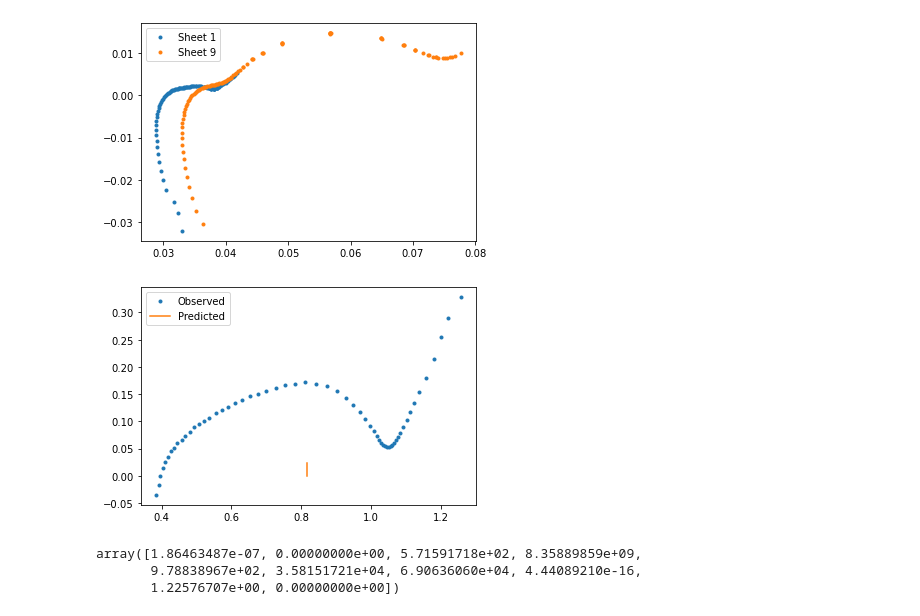
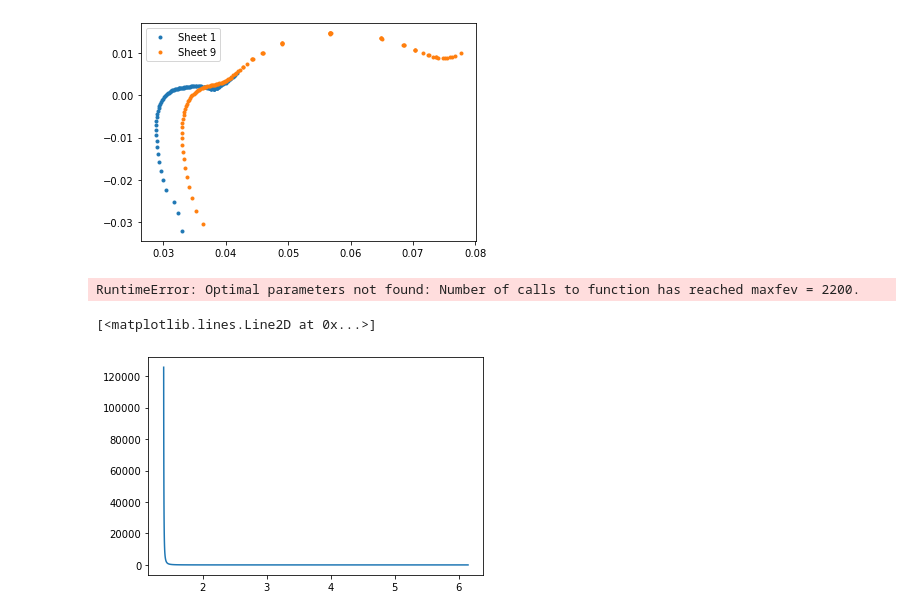
Before and after one commit to seongyoon25/ImpedanceCircuit, a Jupyter notebook: impedancecircuit/examples/examples.ipynb, the cells around one changed output. Cells and saved outputs as stored; diff of their text form; code cells hidden in the pictures.

```diff
--- a/impedancecircuit/examples/examples.ipynb
+++ b/impedancecircuit/examples/examples.ipynb
@@ -89,6 +89,8 @@ plt.show()
 ['./data/Tongji/NCM battery/CY25_0.5_1.xlsx', './data/Tongji/NCM battery/CY35_0.5_1.xlsx', './data/Tongji/NCM battery/CY45_0.5_1.xlsx']
 [figure]
 # %%
+from impedancecircuit.models.circuit import Circuit
+
 cellname = '25C01'
 datapath = '../examples/data/Cavendish/'
 filename = f'{datapath}EIS_state_V_{cellname}.txt'
@@ -96,17 +98,18 @@ filename = f'{datapath}EIS_state_V_{cellname}.txt'
 data = pd.read_csv(filename, delimiter='\t')
 data.columns = data.columns.str.strip()
 
-cycle = 1
+cycle = 261
 data_real = data[data['cycle number'] == cycle]['Re(Z)/Ohm'].values
 data_imag = data[data['cycle number'] == cycle]['-Im(Z)/Ohm'].values
 data_freq = data[data['cycle number'] == cycle]['freq/Hz'].values
 
 impedance = np.concatenate([data_real, data_imag])
 
-circuit_str = 'l-r-(r,cpe)-(r-cpe,cpe)'
+circuit_str = 'l-r-(r,cpe)-(r-cpe)-cpe'
 
 custom_initial_guess = np.zeros(10)
-custom_initial_guess[1] = np.log(np.exp(min(data_real)) - 1)
+custom_initial_guess[1] = np.log(min(data_real))
+custom_initial_guess[0] = np.log(abs(data_imag[np.argmin(data_real)])/(2*np.pi*data_freq[np.argmin(data_real)]))
 circuit = Circuit(circuit_str, custom_initial_guess)
 
 circuit.fit(data_freq, impedance)
@@ -116,13 +119,10 @@ plt.plot(data_real, data_imag, '.', label='Observed')
 plt.plot(impedance_pred[:len(impedance_pred)//2], impedance_pred[len(impedance_pred)//2:], '-', label='Predicted')
 plt.legend()
 plt.show()
-
-def softplus(x):
-    return np.log(1.+np.exp(-np.abs(x))) + np.maximum(x, 0)
-
-softplus(circuit.parameters)
 # %% [output]
-[figure, removed]
-array([1.86463487e-07, 0.00000000e+00, 5.71591718e+02, 8.35889859e+09,
-       9.78838967e+02, 3.58151721e+04, 6.90636060e+04, 4.44089210e-16,
-       1.22576707e+00, 0.00000000e+00])
+RuntimeError: Optimal parameters not found: Number of calls to function has reached maxfev = 2200.
+# %%
+plt.plot(z_real, z_imag)
+# %% [output]
+[<matplotlib.lines.Line2D at 0x...>]
+[figure, added]
```
Also changed, not shown: 3 other files.
